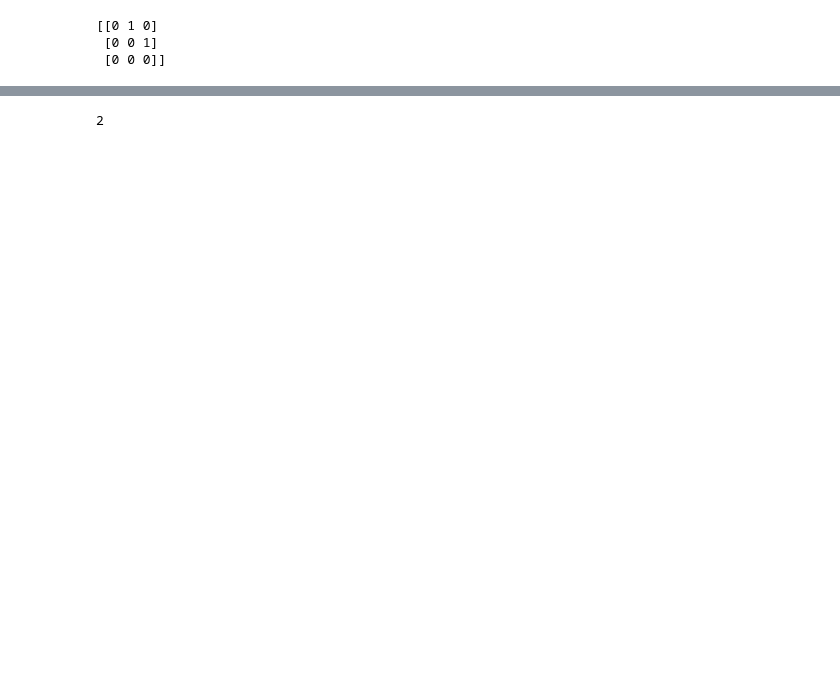
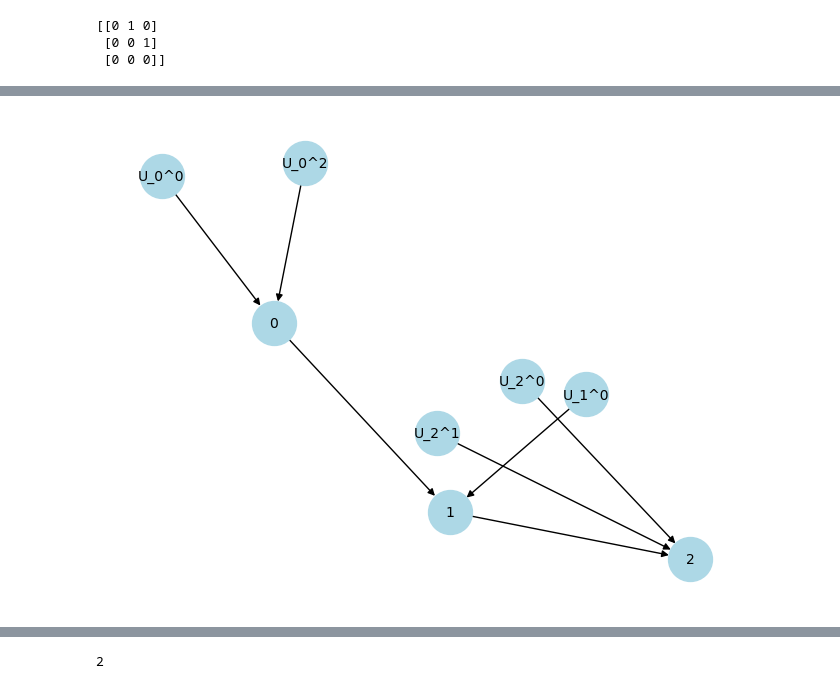
Before and after one commit to adam2392/ciflows, a Jupyter notebook: notebooks/playground/causal_prior.ipynb, the cells around one changed output, grey strips where cells are left out. Cells and saved outputs as stored; diff of their text form; code cells hidden in the pictures; blank space fills up the shorter version.

```diff
--- a/notebooks/playground/causal_prior.ipynb
+++ b/notebooks/playground/causal_prior.ipynb
@@ -61,0 +226,7 @@ tensor([-0.3517,  0.5676])
+# %%
+prior = ClusteredLinearGaussianDistribution(
+    adjacency_matrix=adj_mat,
+    cluster_sizes=cluster_sizes,
+    intervention_targets_per_distr=intervention_targets_per_distr,
+    hard_interventions_per_distr=hard_interventions_per_distr,
+)
@@ -61,0 +243,23 @@ tensor([-0.3517,  0.5676])
+# %%
+# Remove the weight attribute from all edges
+draw_G = prior.dag.copy()
+for u, v in draw_G.edges():
+    if "weight" in draw_G[u][v]:
+        del draw_G[u][v]["weight"]
+
+
+# draw_with_graphviz(draw_G)
+pos = nx.spring_layout(draw_G, seed=1)  # Layout for the graph
+nx.draw(
+    draw_G,
+    pos,
+    with_labels=True,
+    node_color="lightblue",
+    font_size=10,
+    node_size=1000,
+    # node_size=[len(G.nodelist[i])**2 * 60 for i in pos]
+)
+
+plt.show()
+# %% [output]
+[figure, added]
```
Also changed, not shown: parts of 19 cells of this notebook, 7 other files.
